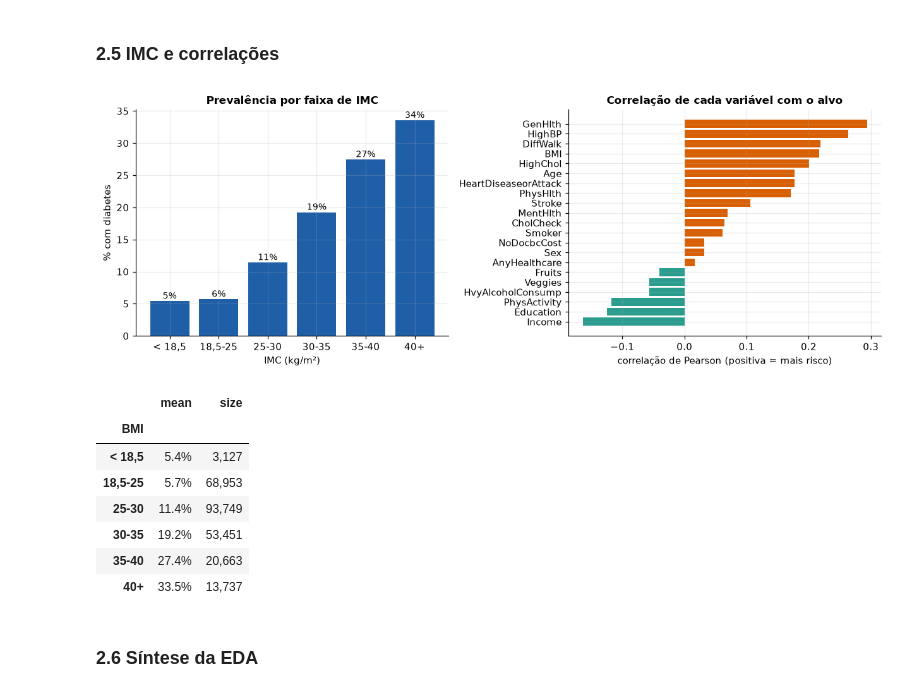
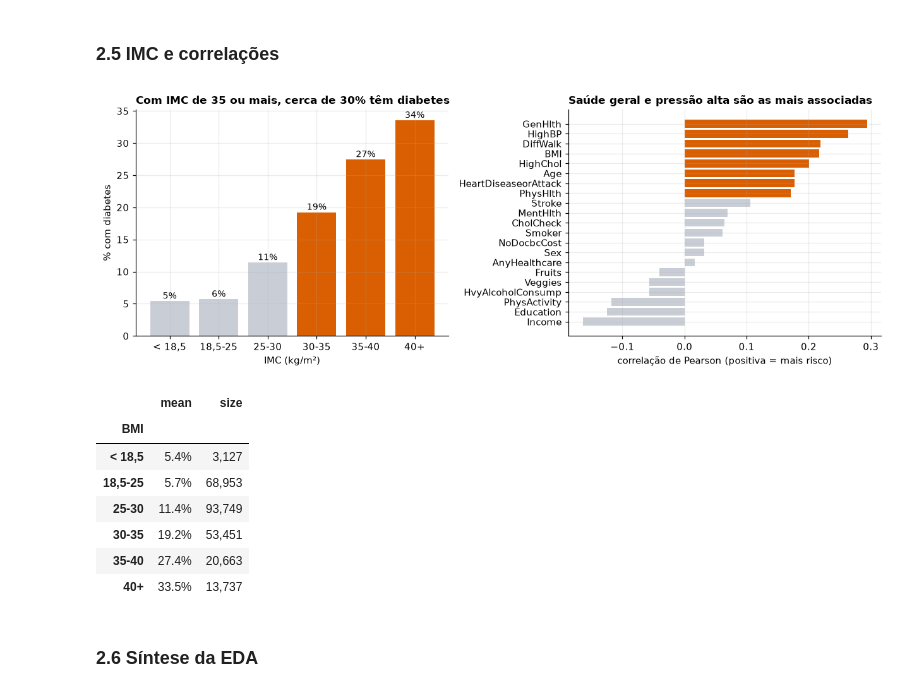
Before and after one commit to CodePenguinsCorp/diabetes-crisp-dm, a Jupyter notebook: Diabetes_CRISP-DM.ipynb, the cells around one changed output. Saved outputs shown, nothing was run; the diff lists cells and outputs as text; code cells hidden in the pictures.

```diff
--- a/Diabetes_CRISP-DM.ipynb
+++ b/Diabetes_CRISP-DM.ipynb
@@ -73,6 +73,12 @@ RES = Path("resultados")
 RES.mkdir(exist_ok=True)
 
 AZUL, LARANJA, CINZA, VERDE = "#1f5fa8", "#d95f02", "#8a8f98", "#2a9d8f"
+CLARO = "#c9ced6"   # contexto em cinza; a cor de destaque (laranja) fica só no que sustenta o argumento
+
+def br(v, casas=0):
+    """Formata número no padrão brasileiro (ponto nos milhares, vírgula nos decimais)."""
+    s = f"{v:,.{casas}f}"
+    return s.replace(",", "#").replace(".", ",").replace("#", ".")
 plt.rcParams.update({
     "figure.dpi": 110, "axes.spines.top": False, "axes.spines.right": False,
     "axes.titleweight": "bold", "axes.titlesize": 11, "axes.labelsize": 10,
@@ -276,25 +283,25 @@ plt.show()
 # %%
 faixas = pd.cut(bruto.BMI, [0, 18.5, 25, 30, 35, 40, 200], labels=["< 18,5", "18,5-25", "25-30", "30-35", "35-40", "40+"], right=False)
 por_imc = bruto.groupby(faixas, observed=True).Diabetes_binary.agg(["mean", "size"])
 corr = bruto[FEATURES_BRUTAS + ["Diabetes_binary"]].corr()["Diabetes_binary"].drop("Diabetes_binary").sort_values()
 
 fig, ax = plt.subplots(1, 2, figsize=(11.5, 4.2))
-ax[0].bar(por_imc.index.astype(str), por_imc["mean"] * 100, color=AZUL)
+ax[0].bar(por_imc.index.astype(str), por_imc["mean"] * 100, color=[CLARO] * 3 + [LARANJA] * 3)
 for i, (m, n) in enumerate(zip(por_imc["mean"], por_imc["size"])):
     ax[0].text(i, m * 100 + 0.4, f"{m:.0%}", ha="center", fontsize=9)
-ax[0].set_title("Prevalência por faixa de IMC")
+ax[0].set_title(f"Com IMC de 35 ou mais, cerca de {bruto.loc[bruto.BMI >= 35, 'Diabetes_binary'].mean():.0%} têm diabetes", loc="left")
 ax[0].set_xlabel("IMC (kg/m²)")
 ax[0].set_ylabel("% com diabetes")
-cores = [LARANJA if v > 0 else VERDE for v in corr.values]
+cores = [LARANJA if v > 0.15 else CLARO for v in corr.values]
 ax[1].barh(corr.index, corr.values, color=cores)
-ax[1].set_title("Correlação de cada variável com o alvo")
+ax[1].set_title("Saúde geral e pressão alta são as mais associadas", loc="left")
 ax[1].set_xlabel("correlação de Pearson (positiva = mais risco)")
 plt.tight_layout()
 plt.savefig(RES / "03_imc_correlacoes.png", bbox_inches="tight")
 plt.show()
 display(por_imc.style.format({"mean": "{:.1%}", "size": "{:,.0f}"}))
 # %% [output]
-[figure, old version]
+[figure, new version]
 |  | mean | size |
 | BMI |  |  |
 | < 18,5 | 5.4% | 3,127 |
```
Also changed, not shown: parts of 16 cells of this notebook, 12 other files.
